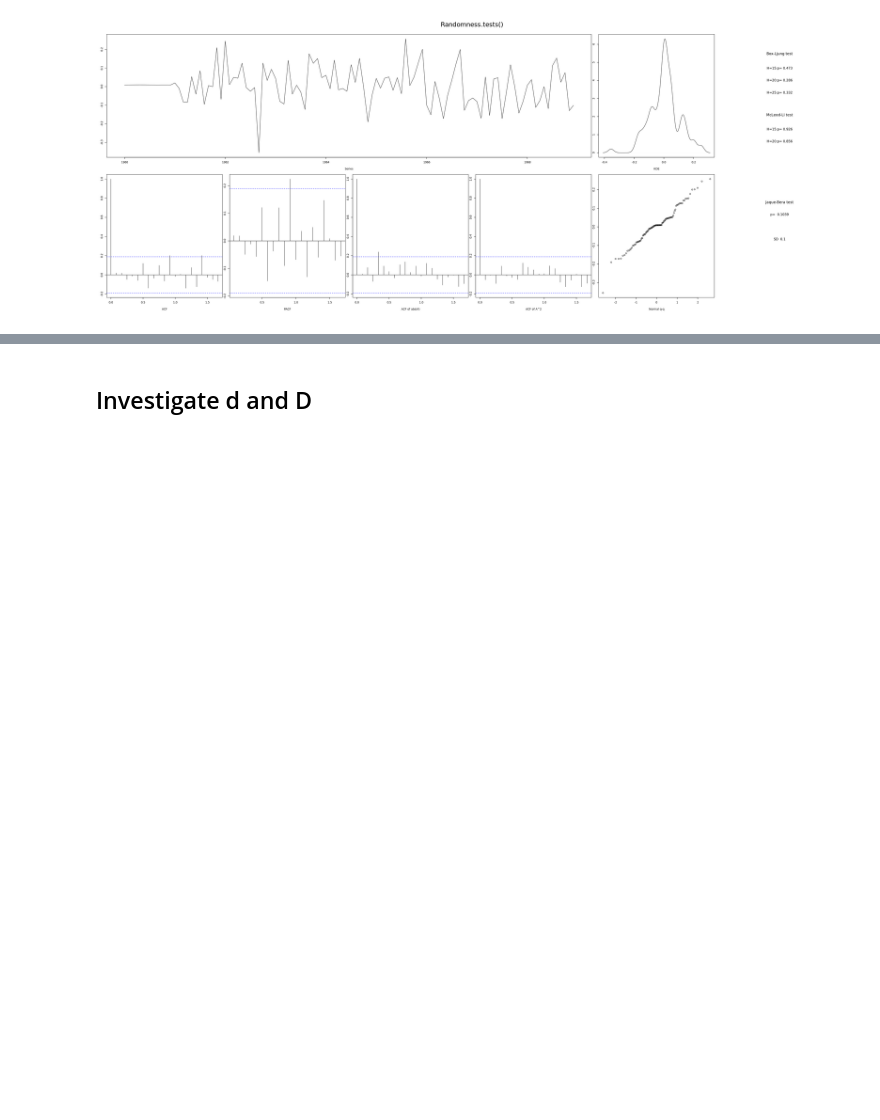
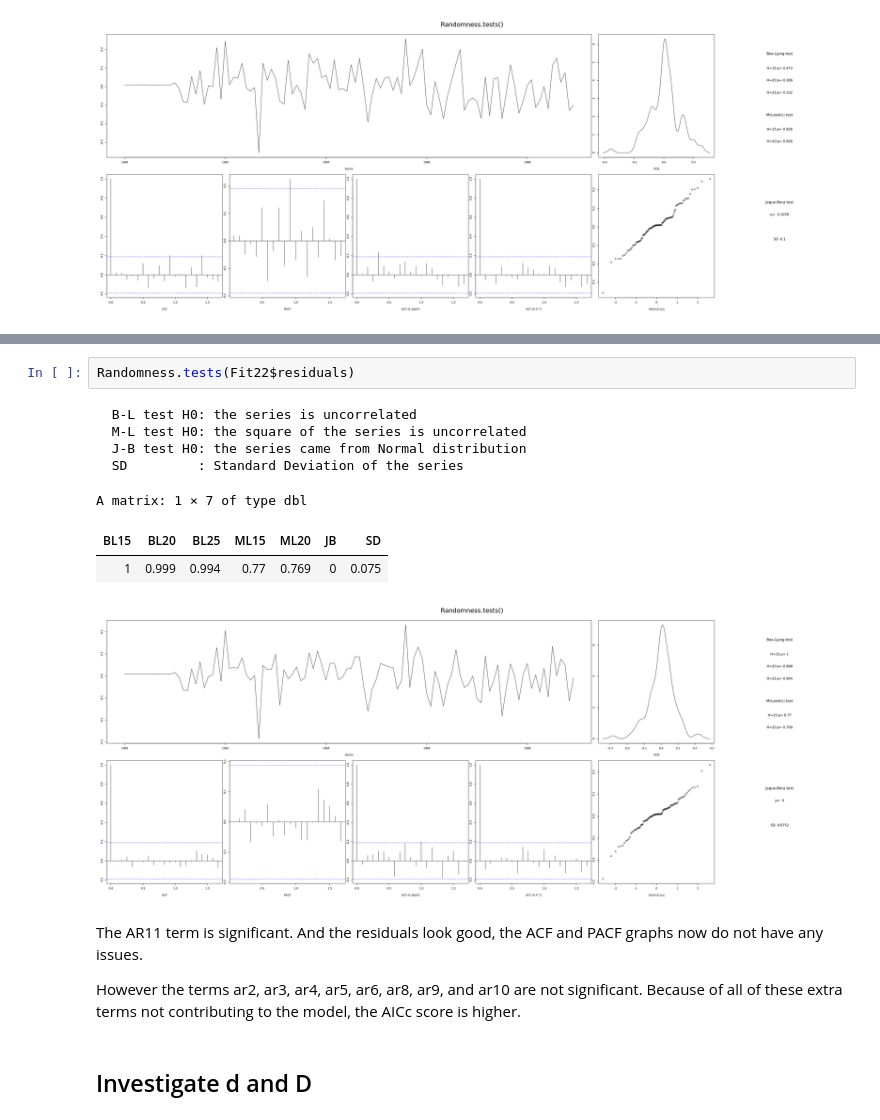
Before and after one commit to EricMaibach/TimeSeries, a Jupyter notebook: FinalProject.ipynb, the cells around one changed output, grey strips where cells are left out. Saved outputs shown, nothing was run; the diff lists cells and outputs as text; blank space fills up the shorter version.

```diff
--- a/FinalProject.ipynb
+++ b/FinalProject.ipynb
@@ -124,3 +201,18 @@ Overall the model seems adequate.
+# %%
+Randomness.tests(Fit22$residuals)
+# %% [output]
+  B-L test H0: the series is uncorrelated
+  M-L test H0: the square of the series is uncorrelated
+  J-B test H0: the series came from Normal distribution
+  SD         : Standard Deviation of the series
+A matrix: 1 × 7 of type dbl
+| BL15 | BL20 | BL25 | ML15 | ML20 | JB | SD |
+| 1 | 0.999 | 0.994 | 0.77 | 0.769 | 0 | 0.075 |
+[figure, added]
+# %% [markdown]
+The AR11 term is significant.  And the residuals look good, the ACF and PACF graphs now do not have any issues.
+
+However the terms ar2, ar3, ar4, ar5, ar6, ar8, ar9, and ar10 are not significant.  Because of all of these extra terms not contributing to the model, the AICc score is higher.
 # %% [markdown]
 ## Investigate d and D
 # %%
```
Also changed, not shown: parts of 11 cells of this notebook.
